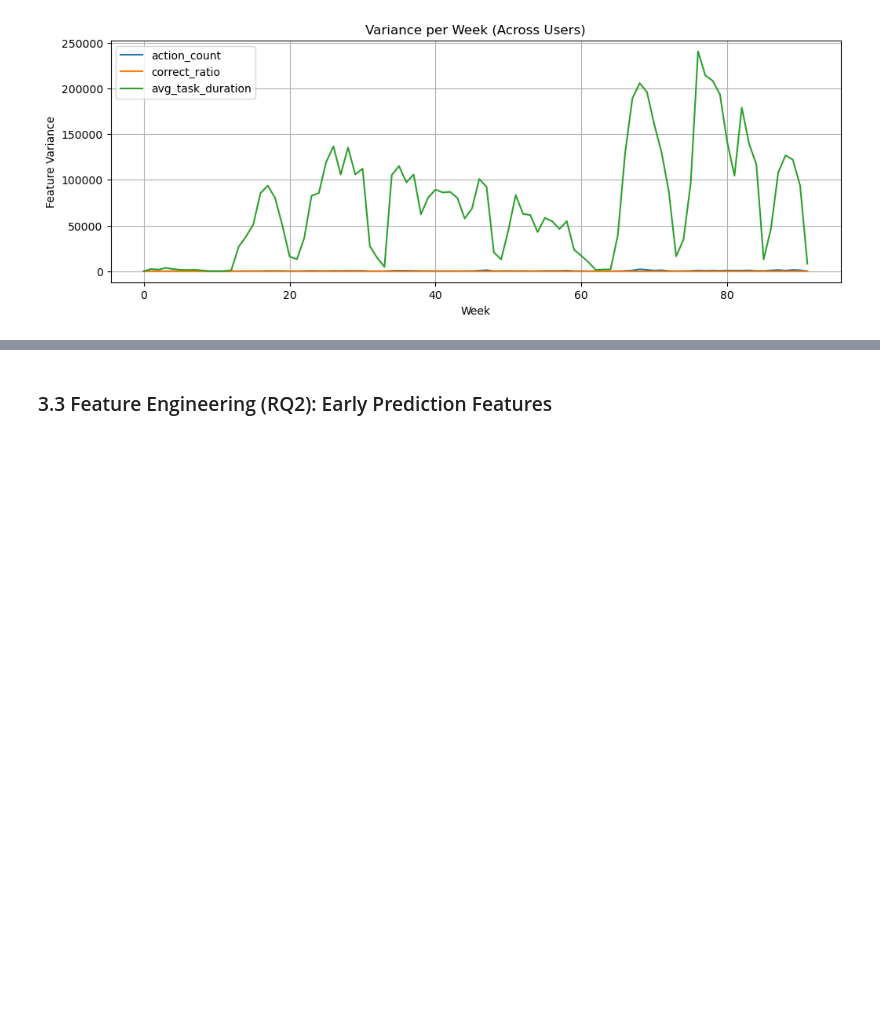
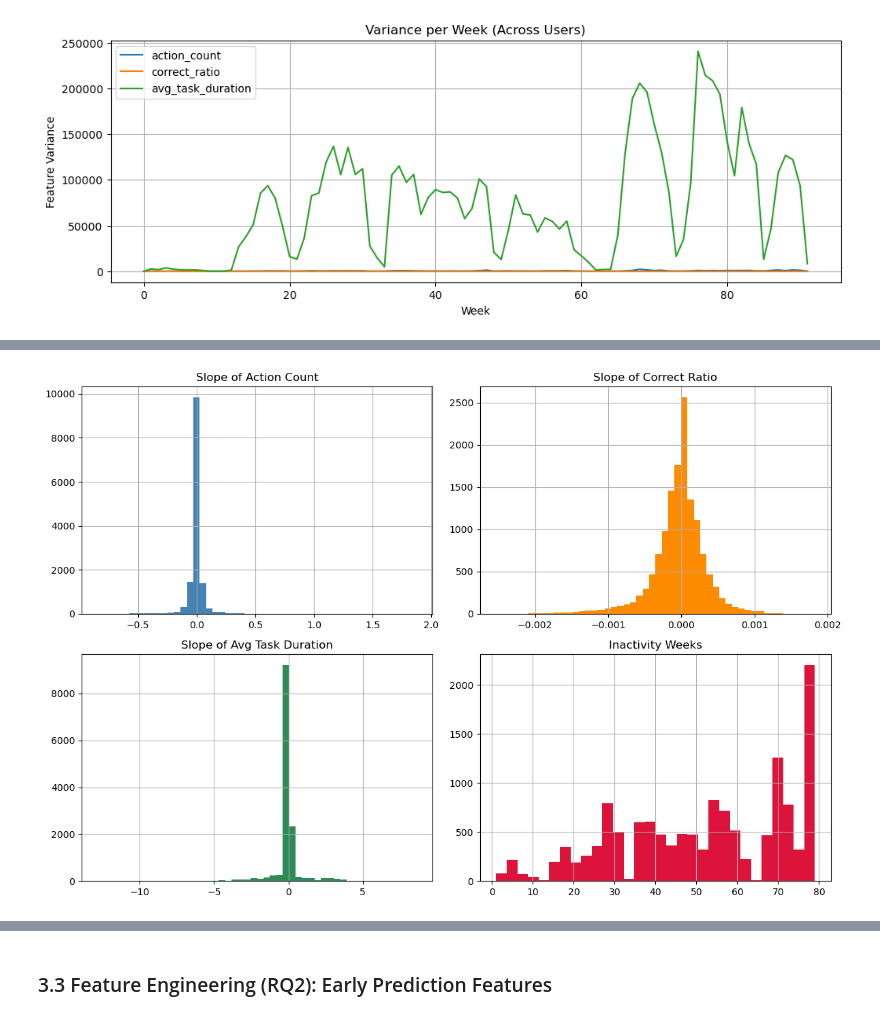
Before and after one commit to linou12/DataWhisperers, a Jupyter notebook: m6_DataWhisperers.ipynb, the cells around one changed output, grey strips where cells are left out. Saved outputs shown, nothing was run; the diff lists cells and outputs as text; code cells hidden in the pictures; blank space fills up the shorter version.

```diff
--- a/m6_DataWhisperers.ipynb
+++ b/m6_DataWhisperers.ipynb
@@ -381,0 +442,10 @@ dropout_signal = np.apply_along_axis(trailing_zeros, 1, action_seq.values)
+# %%
+# Dropout signal: number of trailing weeks with 0 activity (based on action_count)
+def trailing_zeros(seq):
+    return len(seq) - np.argmax(seq[::-1] > 0) if np.any(seq > 0) else len(seq)
+
+dropout_signal = np.apply_along_axis(trailing_zeros, 1, sequence_tensor[:, :, 0])  # action_count = index 0
+slope_df['inactivity_weeks'] = pd.Series(dropout_signal, index=user_ids)
+
+# Preview result
+slope_df.head()
@@ -381,0 +460,24 @@ dropout_signal = np.apply_along_axis(trailing_zeros, 1, action_seq.values)
+# %%
+# Optional: Keep only users with < 80 weeks of inactivity
+slope_df = slope_df[slope_df['inactivity_weeks'] < 80]
+# %%
+import matplotlib.pyplot as plt
+
+fig, axs = plt.subplots(2, 2, figsize=(12, 8))
+
+slope_df['slope_action_count'].hist(bins=50, ax=axs[0, 0], color='steelblue')
+axs[0, 0].set_title("Slope of Action Count")
+
+slope_df['slope_correct_ratio'].hist(bins=50, ax=axs[0, 1], color='darkorange')
+axs[0, 1].set_title("Slope of Correct Ratio")
+
+slope_df['slope_avg_task_duration'].hist(bins=50, ax=axs[1, 0], color='seagreen')
+axs[1, 0].set_title("Slope of Avg Task Duration")
+
+slope_df['inactivity_weeks'].hist(bins=30, ax=axs[1, 1], color='crimson')
+axs[1, 1].set_title("Inactivity Weeks")
+
+plt.tight_layout()
+plt.show()
+# %% [output]
+[figure, added]
```
Also changed, not shown: parts of 23 cells of this notebook.
